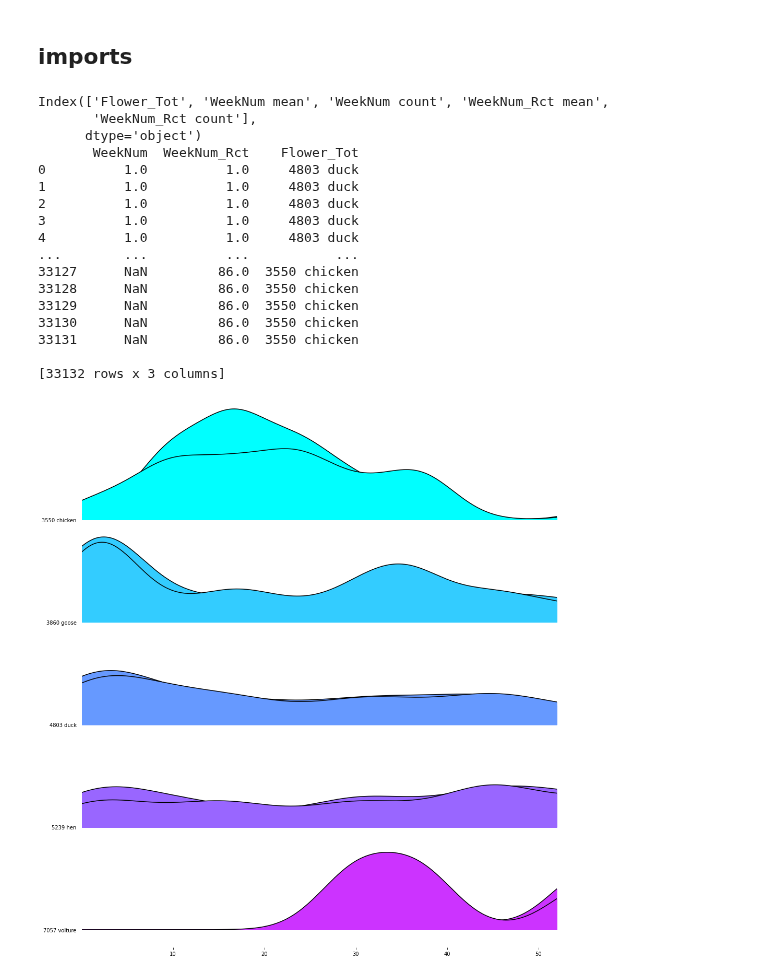
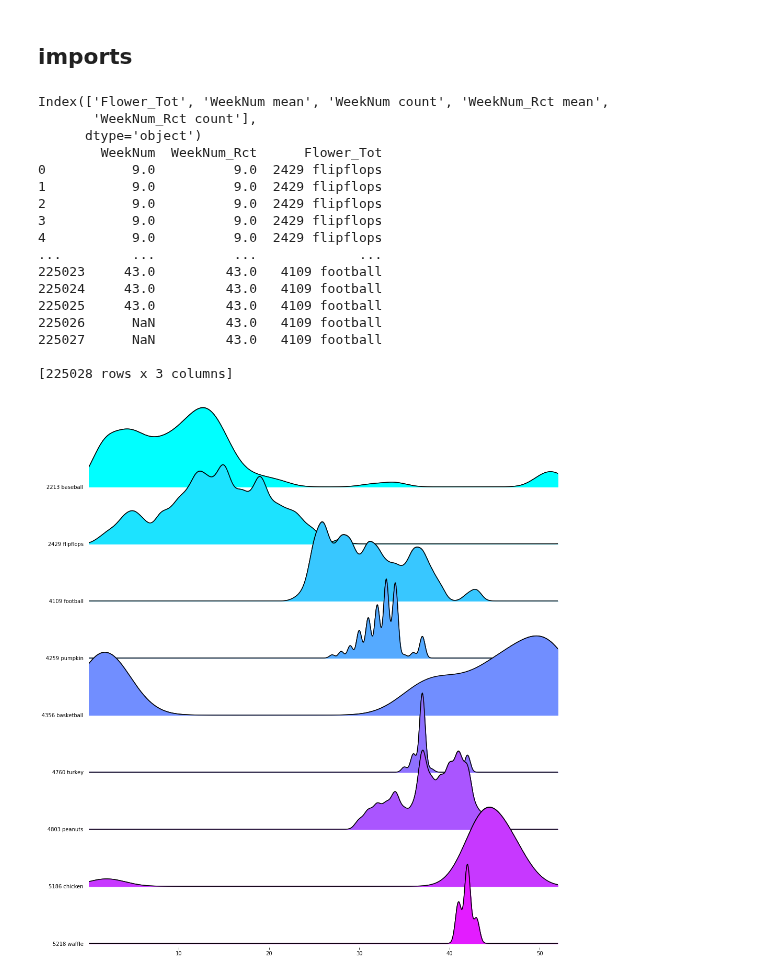
Before and after one commit to pinballsurgeon/deluxo_adjacency, a Jupyter notebook: emergence.ipynb, the cells around one changed output. Drawn from its saved outputs; the diff is of its cells as text; code cells hidden in the pictures.

```diff
--- a/emergence.ipynb
+++ b/emergence.ipynb
@@ -40,24 +41,30 @@ import matplotlib.pyplot as plt
 config_dict = { 'analysis_start_year'  : 2021
               , 'analysis_start_month' : 1
               , 'analysis_end_year'    : 2021
-              , 'analysis_end_month'   : 3
+              , 'analysis_end_month'   : 2
               , 'analysis_country'     : 'US' }
 
 
 # topics
-topics_explicit = ['duck', 'goose', 'hen', 'volture', 'chicken']
+topics_explicit = ['flipflops', 'pumpkin', 'waffle', 'turkey', 'chicken', 'peanuts', 'baseball', 'basketball', 'football']
 # %%
 df_total = pandas.DataFrame()
 
 for topic in topics_explicit:
 
-  df = dailydata.get_daily_data( topic
-                               , config_dict['analysis_start_year']
-                               , config_dict['analysis_start_month']
-                               , config_dict['analysis_end_year']
-                               , config_dict['analysis_end_month']
-                               , geo = config_dict['analysis_country']
-                               , verbose = False )
+
+  pytrend = TrendReq()
+  pytrend.build_payload(kw_list=[topic], timeframe='today 5-y')
+  df = pytrend.interest_over_time()
+
+
+#  df = dailydata.get_daily_data( topic
+#                               , config_dict['analysis_start_year']
+#                               , config_dict['analysis_start_month']
+#                               , config_dict['analysis_end_year']
+#                               , config_dict['analysis_end_month']
+#                               , geo = config_dict['analysis_country']
+#                               , verbose = False )
 
   df_total[topic] = df[topic]
 
@@ -73,7 +80,7 @@ df_features=(df_features-df_features.mean())/df_features.std()
 
 # normalize it all history (meanly)
 df_total = (df_total-df_total.mean())/df_total.std()
-df_features_recent = df_total[df_total.index > '1/1/2017']
+df_features_recent = df_total[df_total.index > '1/1/2010']
 
 # normalize it recent history (meanly)
 df_features_recent = (df_features_recent-df_features_recent.mean())/df_features_recent.std()
@@ -88,11 +95,11 @@ globalst=[]
 
 # navigate hierarchy, each combination of WEEKNUM and FLOWER
 for col in df_agg:           # flower
-    for val in df_agg.index.dayofyear: # weeknum
+    for val in df_agg.index.weekofyear: # weeknum
 
 
         # time sensitive
-        fs_val = df_agg[col][val-1]                   # full spectrum
+        fs_val = df_agg[col][val]                   # full spectrum
 
         # in cases of no recent
         try:
@@ -188,32 +195,33 @@ print(df_flat)
 Index(['Flower_Tot', 'WeekNum mean', 'WeekNum count', 'WeekNum_Rct mean',
        'WeekNum_Rct count'],
       dtype='object')
-       WeekNum  WeekNum_Rct    Flower_Tot
-0          1.0          1.0     4803 duck
-1          1.0          1.0     4803 duck
-2          1.0          1.0     4803 duck
-3          1.0          1.0     4803 duck
-4          1.0          1.0     4803 duck
-...        ...          ...           ...
-33127      NaN         86.0  3550 chicken
-33128      NaN         86.0  3550 chicken
-33129      NaN         86.0  3550 chicken
-33130      NaN         86.0  3550 chicken
-33131      NaN         86.0  3550 chicken
+        WeekNum  WeekNum_Rct      Flower_Tot
+0           9.0          9.0  2429 flipflops
+1           9.0          9.0  2429 flipflops
+2           9.0          9.0  2429 flipflops
+3           9.0          9.0  2429 flipflops
+4           9.0          9.0  2429 flipflops
+...         ...          ...             ...
+225023     43.0         43.0   4109 football
+225024     43.0         43.0   4109 football
+225025     43.0         43.0   4109 football
+225026      NaN         43.0   4109 football
+225027      NaN         43.0   4109 football
 
-[33132 rows x 3 columns]
+[225028 rows x 3 columns]
 # %%
 fig, axes = joypy.joyplot(df_flat
                           , column=['WeekNum', 'WeekNum_Rct']
                           , by='Flower_Tot'
                           , overlap=1.2
                           , fill=True
                           , figsize=(14,15)
                           , x_range = [0,52]
-                          , colormap=cm.cool                         #, ylim='own'
+                          , colormap=cm.cool
+                          , ylim='own'
                          )
 
 plt.savefig('frank_jj.png')
 plt.show()
 # %% [output]
-[figure, old version]
+[figure, new version]
```
Also changed, not shown: parts of 2 cells of this notebook.
